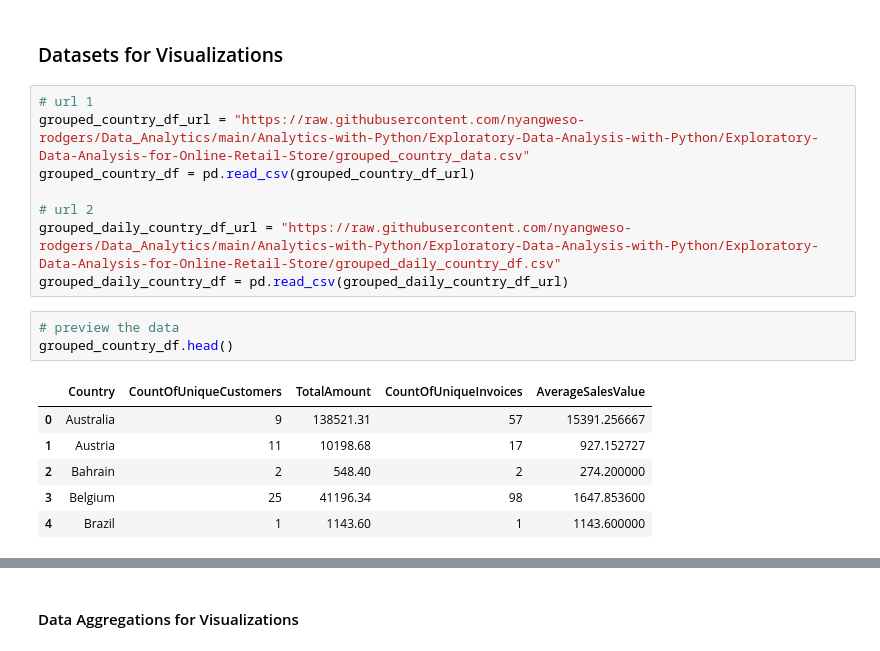
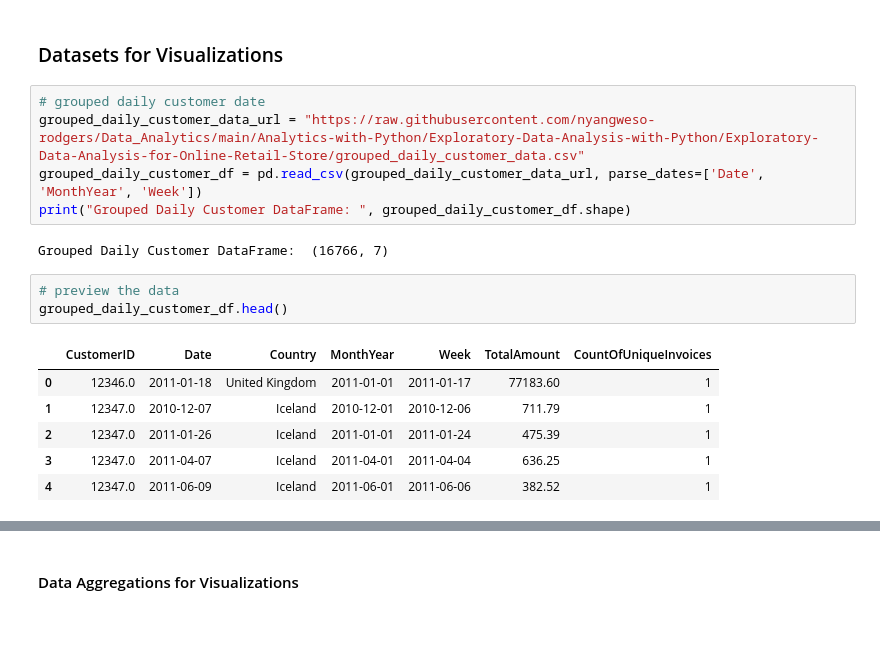
Before and after one commit to nyangweso-rodgers/data-analytics, a Jupyter notebook: Analytics-with-Python/Python-Modules-for-Data-Analysis/Matplotlib-Module/Line-Chart-with-Matplotlib.ipynb, the cells around one changed output, grey strips where cells are left out. Saved outputs shown, nothing was run; the diff lists cells and outputs as text; blank space fills up the shorter version.

```diff
--- a/Analytics-with-Python/Python-Modules-for-Data-Analysis/Matplotlib-Module/Line-Chart-with-Matplotlib.ipynb
+++ b/Analytics-with-Python/Python-Modules-for-Data-Analysis/Matplotlib-Module/Line-Chart-with-Matplotlib.ipynb
@@ -18,20 +20,19 @@ plt.show()
 # %% [markdown]
 ### Datasets for Visualizations
 # %%
-# url 1
-grouped_country_df_url = "https://raw.githubusercontent.com/nyangweso-rodgers/Data_Analytics/main/Analytics-with-Python/Exploratory-Data-Analysis-with-Python/Exploratory-Data-Analysis-for-Online-Retail-Store/grouped_country_data.csv"
-grouped_country_df = pd.read_csv(grouped_country_df_url)
-
-# url 2
-grouped_daily_country_df_url = "https://raw.githubusercontent.com/nyangweso-rodgers/Data_Analytics/main/Analytics-with-Python/Exploratory-Data-Analysis-with-Python/Exploratory-Data-Analysis-for-Online-Retail-Store/grouped_daily_country_df.csv"
-grouped_daily_country_df = pd.read_csv(grouped_daily_country_df_url)
+# grouped daily customer date
+grouped_daily_customer_data_url = "https://raw.githubusercontent.com/nyangweso-rodgers/Data_Analytics/main/Analytics-with-Python/Exploratory-Data-Analysis-with-Python/Exploratory-Data-Analysis-for-Online-Retail-Store/grouped_daily_customer_data.csv"
+grouped_daily_customer_df = pd.read_csv(grouped_daily_customer_data_url, parse_dates=['Date', 'MonthYear', 'Week'])
+print("Grouped Daily Customer DataFrame: ", grouped_daily_customer_df.shape)
+# %% [output]
+Grouped Daily Customer DataFrame:  (16766, 7)
 # %%
 # preview the data
-grouped_country_df.head()
+grouped_daily_customer_df.head()
 # %% [output]
-|  | Country | CountOfUniqueCustomers | TotalAmount | CountOfUniqueInvoices | AverageSalesValue |
-| 0 | Australia | 9 | 138521.31 | 57 | 15391.256667 |
-| 1 | Austria | 11 | 10198.68 | 17 | 927.152727 |
-| 2 | Bahrain | 2 | 548.40 | 2 | 274.200000 |
-| 3 | Belgium | 25 | 41196.34 | 98 | 1647.853600 |
-| 4 | Brazil | 1 | 1143.60 | 1 | 1143.600000 |
+|  | CustomerID | Date | Country | MonthYear | Week | TotalAmount | CountOfUniqueInvoices |
+| 0 | 12346.0 | 2011-01-18 | United Kingdom | 2011-01-01 | 2011-01-17 | 77183.60 | 1 |
+| 1 | 12347.0 | 2010-12-07 | Iceland | 2010-12-01 | 2010-12-06 | 711.79 | 1 |
+| 2 | 12347.0 | 2011-01-26 | Iceland | 2011-01-01 | 2011-01-24 | 475.39 | 1 |
+| 3 | 12347.0 | 2011-04-07 | Iceland | 2011-04-01 | 2011-04-04 | 636.25 | 1 |
+| 4 | 12347.0 | 2011-06-09 | Iceland | 2011-06-01 | 2011-06-06 | 382.52 | 1 |
```
Also changed, not shown: parts of 20 cells of this notebook.
